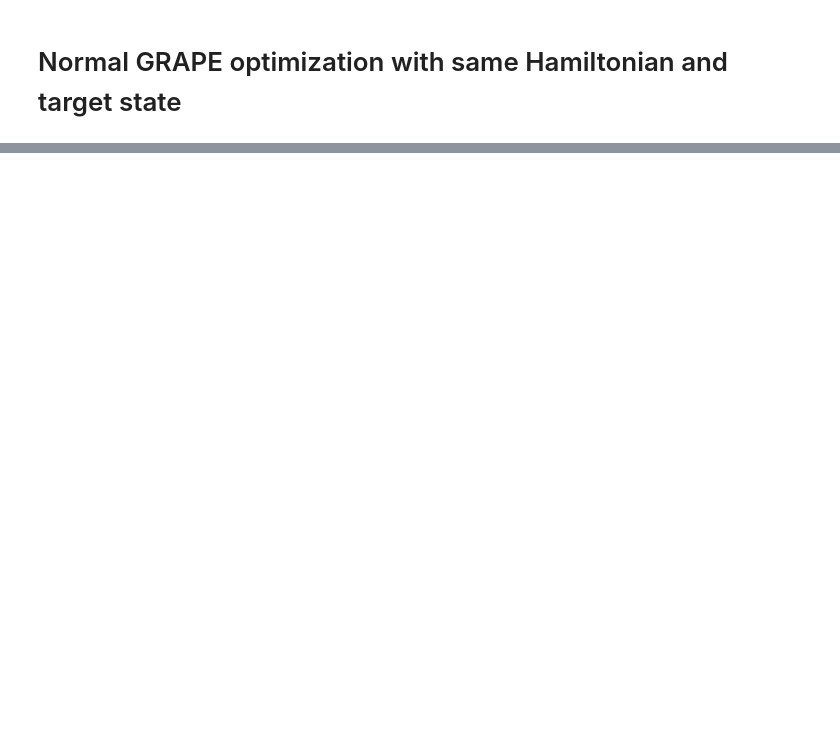
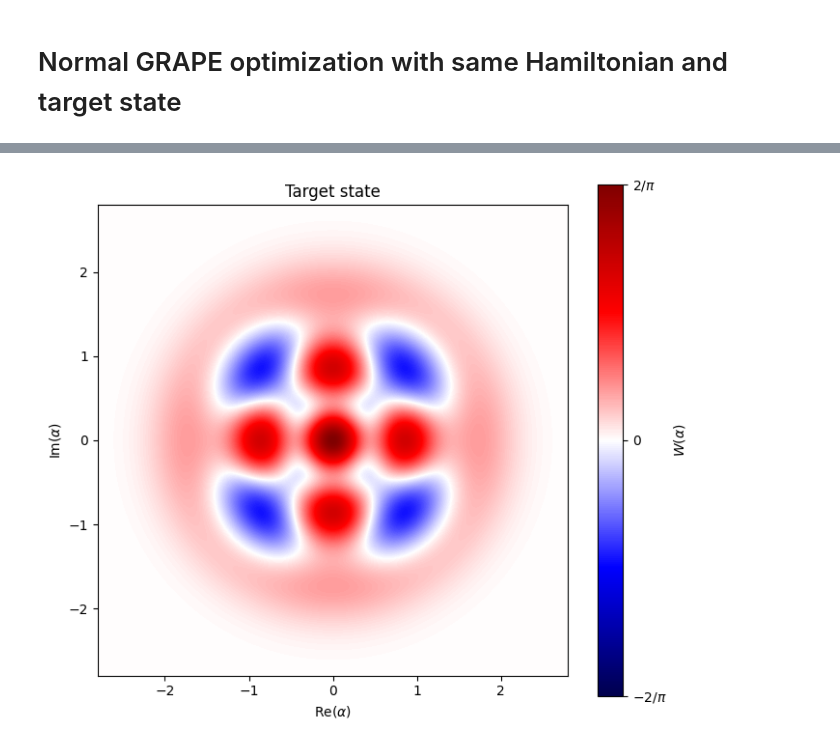
Before and after one commit to NicolasSchmid/train_feedback_grape, a Jupyter notebook: train_feedback_grape/nn_training.ipynb, the cells around one changed output, grey strips where cells are left out. Saved outputs shown, nothing was run; the diff lists cells and outputs as text; code cells hidden in the pictures; blank space fills up the shorter version.

```diff
--- a/train_feedback_grape/nn_training.ipynb
+++ b/train_feedback_grape/nn_training.ipynb
@@ -1475,0 +1554,49 @@ Saved C++ initial GRAPE coefficients: /home/user/python_experiments/train_feedba
+# %%
+import numpy as np
+import qutip as qt
+import matplotlib.pyplot as plt
+
+# Convert the normalized JAX state to a QuTiP ket
+psi_qutip = qt.Qobj(
+    np.asarray(psi_target_cav).reshape(-1),
+    dims=[[N_cav], [1]],
+)
+
+# Coherent-state coordinates: alpha = (x + ip) / sqrt(2)
+alpha = np.linspace(-2.8, 2.8, 301)
+W = 2 * qt.wigner(
+    psi_qutip,
+    np.sqrt(2) * alpha,
+    np.sqrt(2) * alpha,
+)
+
+# In this convention, every physical state satisfies |W(alpha)| <= 2/pi
+W_limit = 2 / np.pi
+levels = np.linspace(-W_limit, W_limit, 2000)
+
+fig, ax = plt.subplots(figsize=(7, 6))
+im = ax.contourf(
+    alpha,
+    alpha,
+    W,
+    levels=levels,
+    cmap="seismic",
+    vmin=-W_limit,
+    vmax=W_limit,
+    extend="neither",
+)
+
+ax.set_xlabel(r"$\mathrm{Re}(\alpha)$")
+ax.set_ylabel(r"$\mathrm{Im}(\alpha)$")
+ax.set_title(rf"Target state")
+ax.set_aspect("equal")
+
+cbar = fig.colorbar(im, ax=ax)
+cbar.set_label(r"$W(\alpha)$")
+cbar.set_ticks([-2 / np.pi, 0, 2 / np.pi])
+cbar.set_ticklabels([r"$-2/\pi$", "$0$", r"$2/\pi$"])
+
+plt.tight_layout()
+plt.show()
+# %% [output]
+[figure, added]
```
Also changed, not shown: parts of 18 cells of this notebook, 2 other files.
